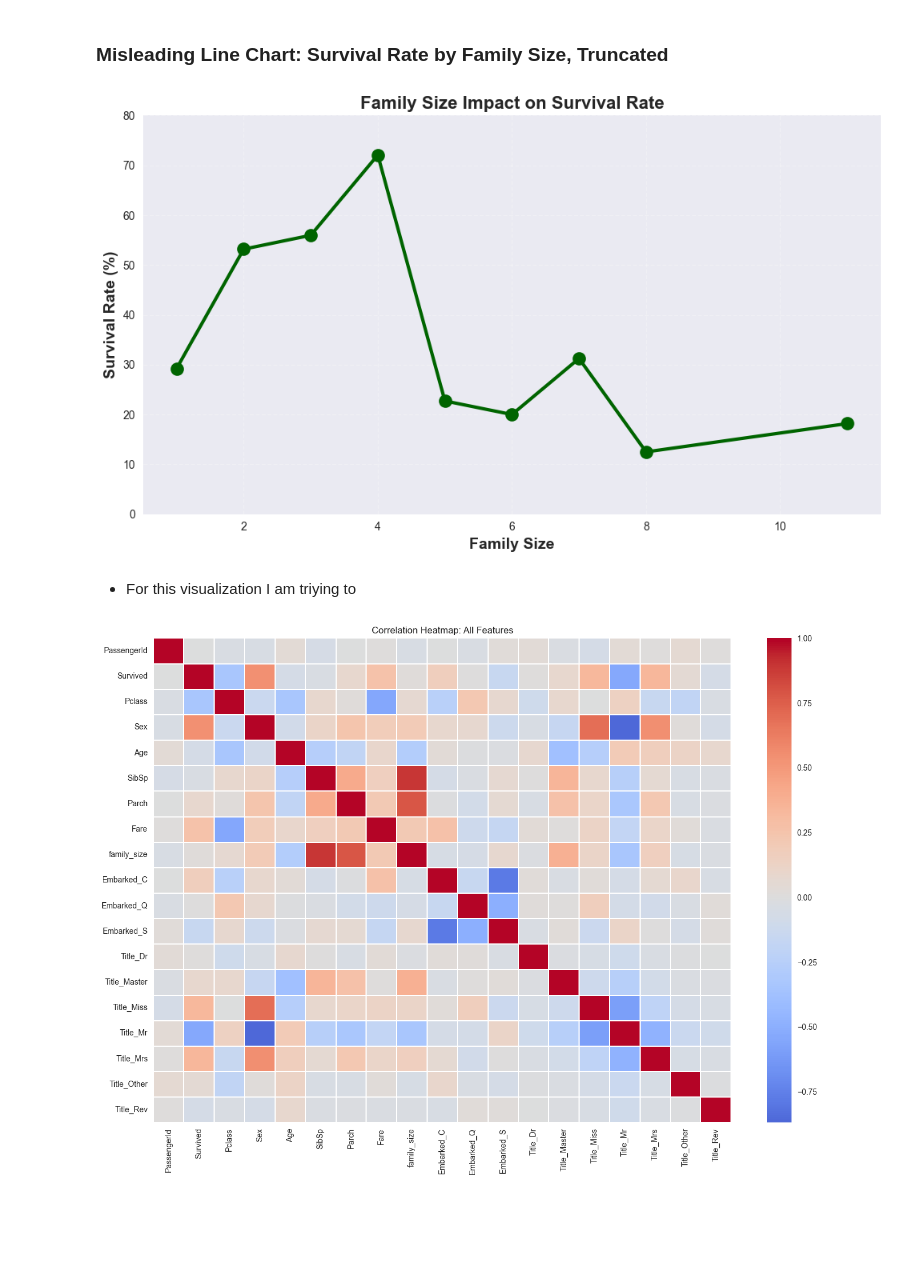
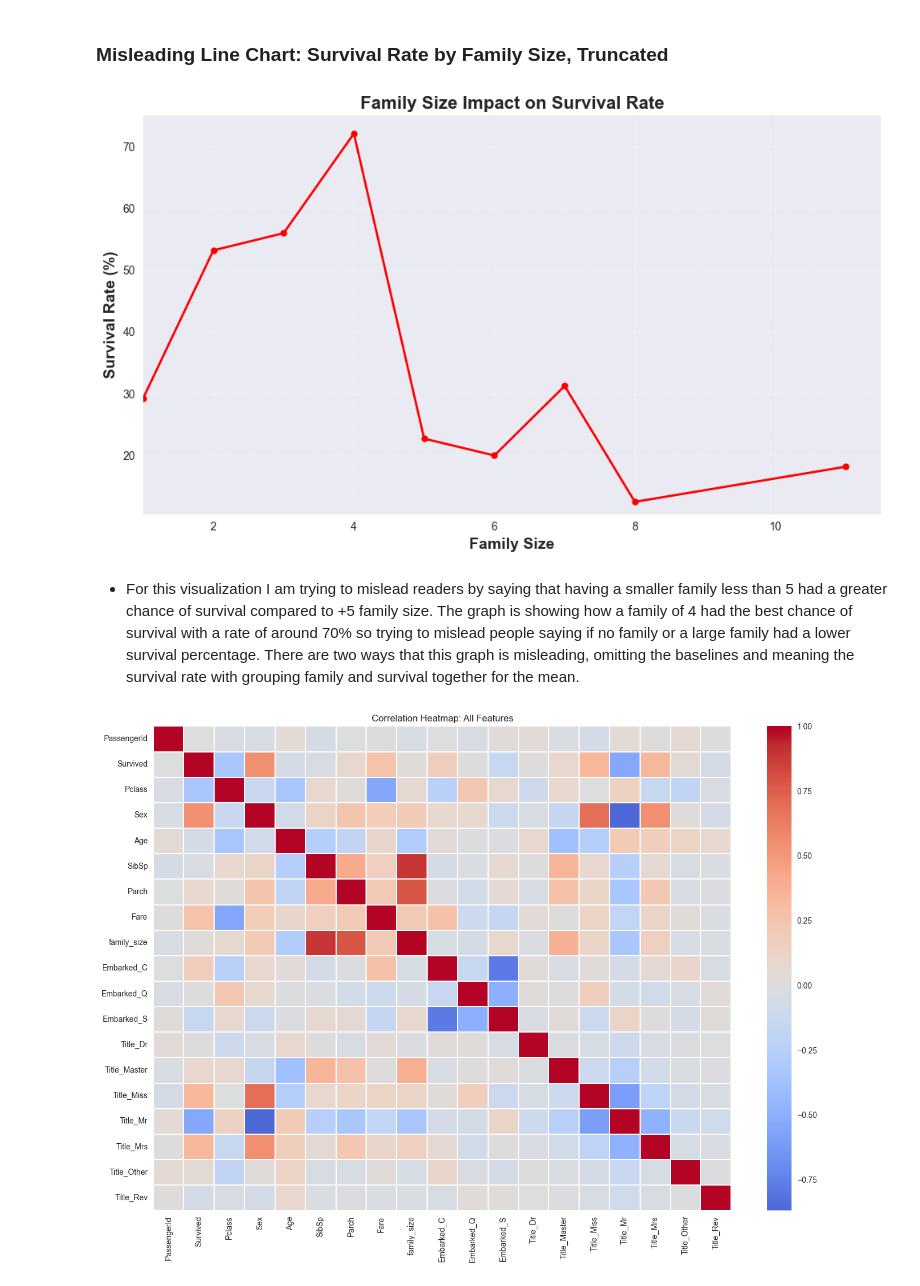
Before and after one commit to aidan-kleinman-2026/DATA6550-Visualization, a Jupyter notebook: Code/Price/PriceA_GroupProjectTitanic.ipynb, the cells around one changed output. Cells and saved outputs as stored; diff of their text form; code cells hidden in the pictures; blank space fills up the shorter version.

```diff
--- a/Code/Price/PriceA_GroupProjectTitanic.ipynb
+++ b/Code/Price/PriceA_GroupProjectTitanic.ipynb
@@ -387,24 +389,21 @@ plt.show()
 # %%
 # Calculated total family size (SibSp + Parch + 1 for passenger themselves)
 df_joined['Family_Size'] = df_joined['SibSp'] + df_joined['Parch'] + 1
-
 survival_by_family = df_joined.groupby('Family_Size')['Survived'].mean() * 100
-
 plt.figure(figsize=(10, 6))
-plt.plot(survival_by_family.index, survival_by_family.values,
-         marker='o', linewidth=3, markersize=12, color='darkgreen')
-
-plt.ylim(0, 80)
+plt.plot(survival_by_family.index, survival_by_family.values, marker='.', linewidth=2, markersize=12, color='red')
+plt.ylim(10.5, 75)
+plt.xlim(1, 11.5)
 plt.xlabel("Family Size", fontsize=14, weight='bold')
 plt.ylabel("Survival Rate (%)", fontsize=14, weight='bold')
 plt.title("Family Size Impact on Survival Rate", fontsize=16, weight='bold')
 plt.grid(True, alpha=0.3, linestyle='--')
 plt.tight_layout()
 plt.show()
 # %% [output]
-[figure, old version]
+[figure, new version]
 # %% [markdown]
-- For this visualization I am triying to
+- For this visualization I am trying to mislead readers by saying that having a smaller family less than 5 had a greater chance of survival compared to +5 family size. The graph is showing how a family of 4 had the best chance of survival with a rate of around 70% so trying to mislead people saying if no family or a large family had a lower survival percentage. There are two ways that this graph is misleading, omitting the baselines and meaning the survival rate with grouping family and survival together for the mean.
 # %%
 
 corr = df_train_processed.corr()
```
Also changed, not shown: parts of 6 cells of this notebook.
